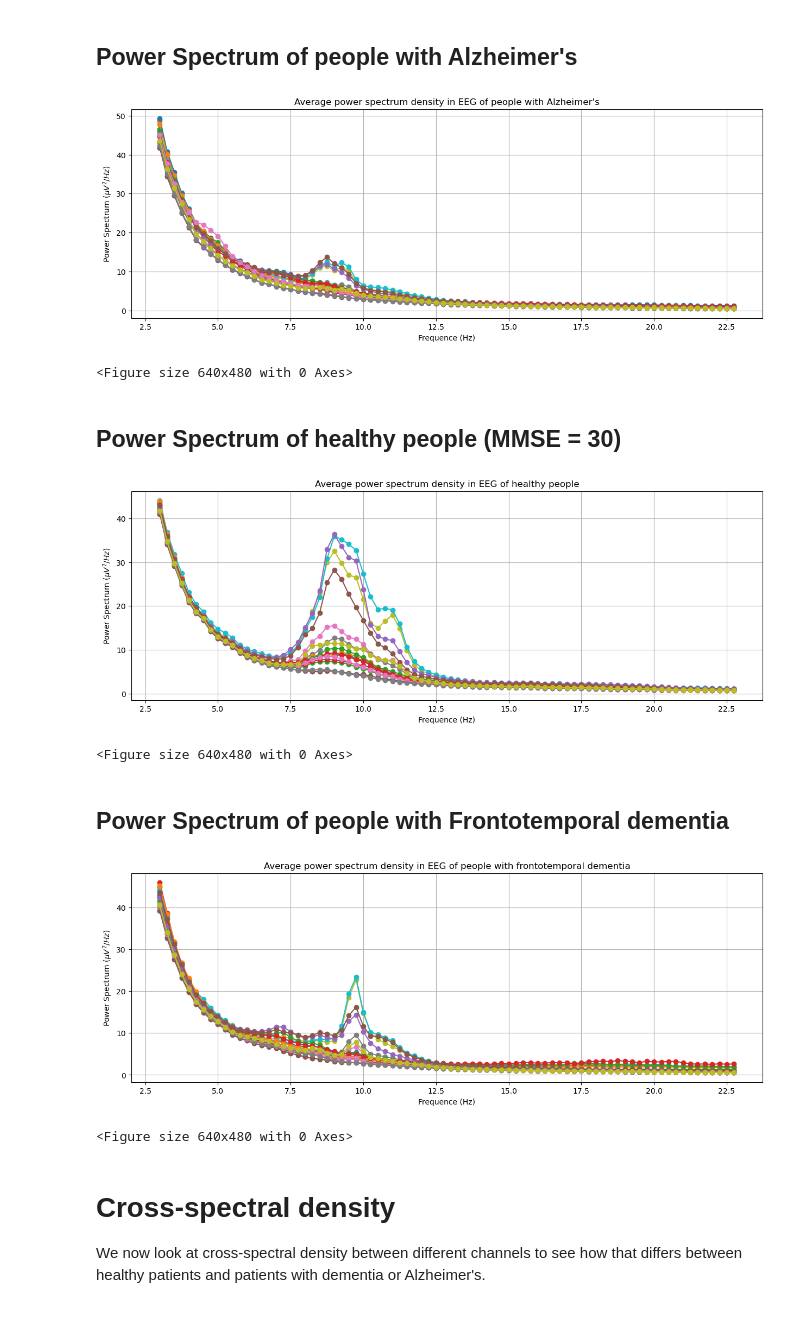
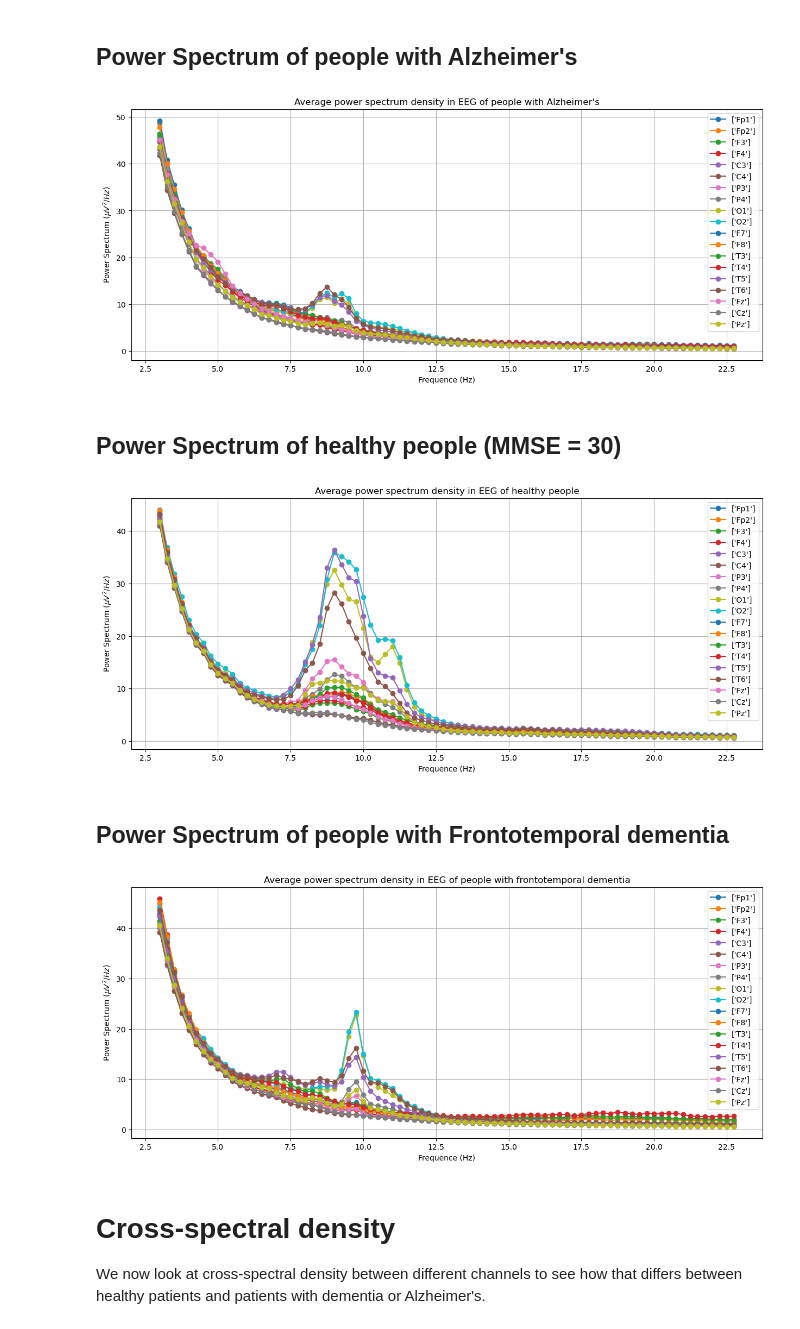
Before and after one commit to HimanshuKhanchandani/Dementia-Detection-Tool, a Jupyter notebook: models/DataVisualization.ipynb, the cells around one changed output. Saved outputs shown, nothing was run; the diff lists cells and outputs as text; code cells hidden in the pictures.

```diff
--- a/models/DataVisualization.ipynb
+++ b/models/DataVisualization.ipynb
@@ -13,3 +18,5 @@ raw = load_subject(subject_number)
 spectrum = subject_psd(raw,seg_length=4)
 spectrum_array, freqs = spectrum.get_data(return_freqs=True)
 spectrum_array = (10**12)*spectrum_array
+ch_names = np.array(raw.info.ch_names)
+ch_names = ch_names.reshape(-1,1)
@@ -41,18 +55,18 @@ for i in range(1,37):
     spectrum_array_all += [spectrum_array]
 # %%
 spectrum_array_avg = np.mean(spectrum_array_all, axis = 0)
-plt.figure(figsize = (15,5))
+plt.figure(figsize = (15,6))
 plt.plot(freqs[10:90], np.transpose(spectrum_array_avg)[10:90, :],
-        '-o')
+        '-o', label = ch_names)
 plt.xlabel('Frequence (Hz)')
 plt.ylabel('Power Spectrum ($\mu V^2 / Hz$)')
 plt.title("Average power spectrum density in EEG of people with Alzheimer's")
 plt.grid()
+plt.legend()
 plt.show()
 #plt.savefig('../Figures/Alzheimers_psd.png')
 # %% [output]
-[figure, old version]
+[figure, new version]
-<Figure size 640x480 with 0 Axes>
 # %% [markdown]
 ## Power Spectrum of  healthy people (MMSE = 30)
 # %%
@@ -67,18 +81,18 @@ for i in range(37,66):
     spectrum_array_all += [spectrum_array]
 # %%
 spectrum_array_avg = np.mean(spectrum_array_all, axis = 0)
-plt.figure(figsize = (15,5))
+plt.figure(figsize = (15,6))
 plt.plot(freqs[10:90], np.transpose(spectrum_array_avg)[10:90, :],
-        '-o')
+        '-o', label = ch_names)
 plt.xlabel('Frequence (Hz)')
 plt.ylabel('Power Spectrum ($\mu V^2 / Hz$)')
 plt.title("Average power spectrum density in EEG of healthy people")
 plt.grid()
+plt.legend()
 plt.show()
 #plt.savefig('../Figures/healthy_control_psd.png')
 # %% [output]
-[figure, old version]
+[figure, new version]
-<Figure size 640x480 with 0 Axes>
 # %% [markdown]
 ## Power Spectrum of people with Frontotemporal dementia
 # %%
@@ -93,18 +107,18 @@ for i in range(66,89):
     spectrum_array_all += [spectrum_array]
 # %%
 spectrum_array_avg = np.mean(spectrum_array_all, axis = 0)
-plt.figure(figsize = (15,5))
+plt.figure(figsize = (15,6))
 plt.plot(freqs[10:90], np.transpose(spectrum_array_avg)[10:90, :],
-        '-o')
+        '-o', label = ch_names)
 plt.xlabel('Frequence (Hz)')
 plt.ylabel('Power Spectrum ($\mu V^2 / Hz$)')
 plt.title("Average power spectrum density in EEG of people with frontotemporal dementia")
 plt.grid()
+plt.legend()
 plt.show()
 #plt.savefig('../Figures/FTD_psd.png')
 # %% [output]
-[figure, old version]
+[figure, new version]
-<Figure size 640x480 with 0 Axes>
 # %% [markdown]
 # Cross-spectral density
 We now look at cross-spectral density between different channels to see how that differs between healthy patients and patients with dementia or Alzheimer's.
```
Also changed, not shown: parts of 10 cells of this notebook, 8 other files.
